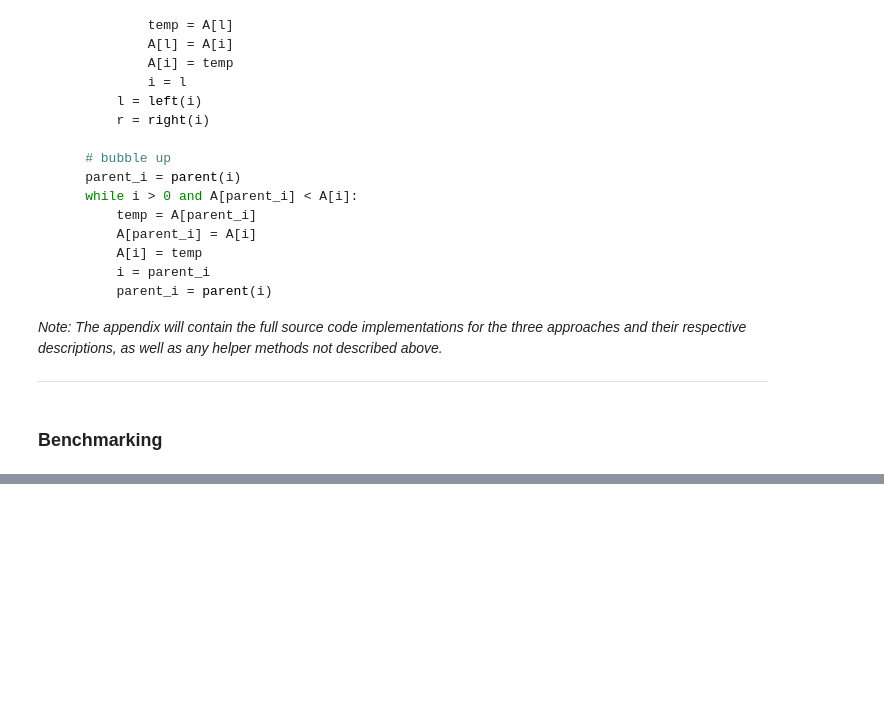
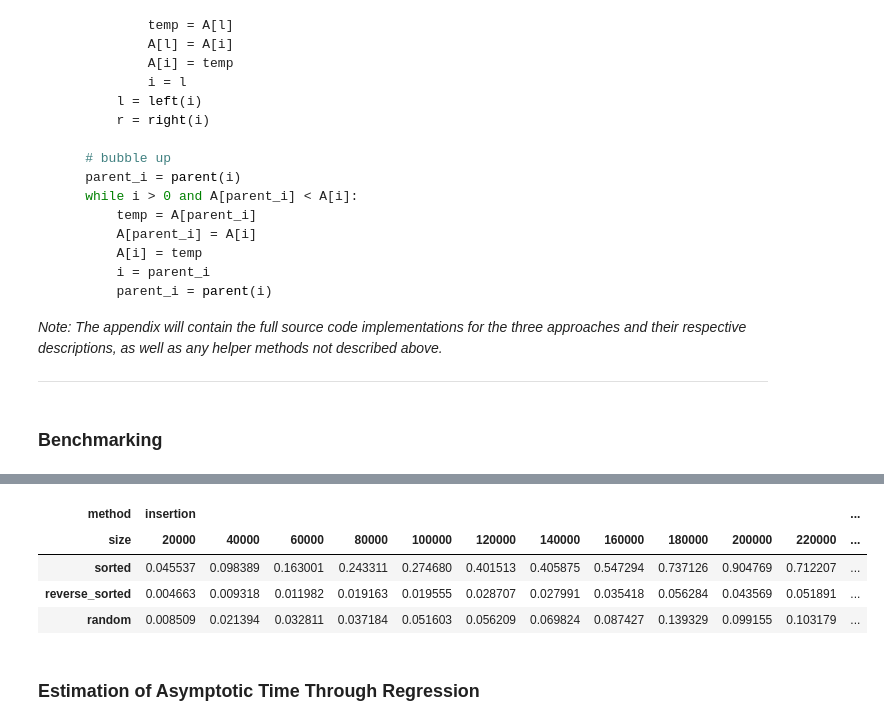
Before and after one commit to mifi2945/Program_4_Heaps, a Jupyter notebook: report.ipynb, the cells around one changed output, grey strips where cells are left out. Saved outputs shown, nothing was run; the diff lists cells and outputs as text; code cells hidden in the pictures; blank space fills up the shorter version.

```diff
--- a/report.ipynb
+++ b/report.ipynb
@@ -148,0 +186,10 @@ with open('heapify_benchmark.db', 'rb') as f:
+# %%
+df.T
+# %% [output]
+| method | insertion |  |  |  |  |  |  |  |  |  |  | ... |
+| size | 20000 | 40000 | 60000 | 80000 | 100000 | 120000 | 140000 | 160000 | 180000 | 200000 | 220000 | ... |
+| sorted | 0.045537 | 0.098389 | 0.163001 | 0.243311 | 0.274680 | 0.401513 | 0.405875 | 0.547294 | 0.737126 | 0.904769 | 0.712207 | ... |
+| reverse_sorted | 0.004663 | 0.009318 | 0.011982 | 0.019163 | 0.019555 | 0.028707 | 0.027991 | 0.035418 | 0.056284 | 0.043569 | 0.051891 | ... |
+| random | 0.008509 | 0.021394 | 0.032811 | 0.037184 | 0.051603 | 0.056209 | 0.069824 | 0.087427 | 0.139329 | 0.099155 | 0.103179 | ... |
+# %% [markdown]
+### Estimation of Asymptotic Time Through Regression
```
Also changed, not shown: parts of 7 cells of this notebook, 4 other files.
